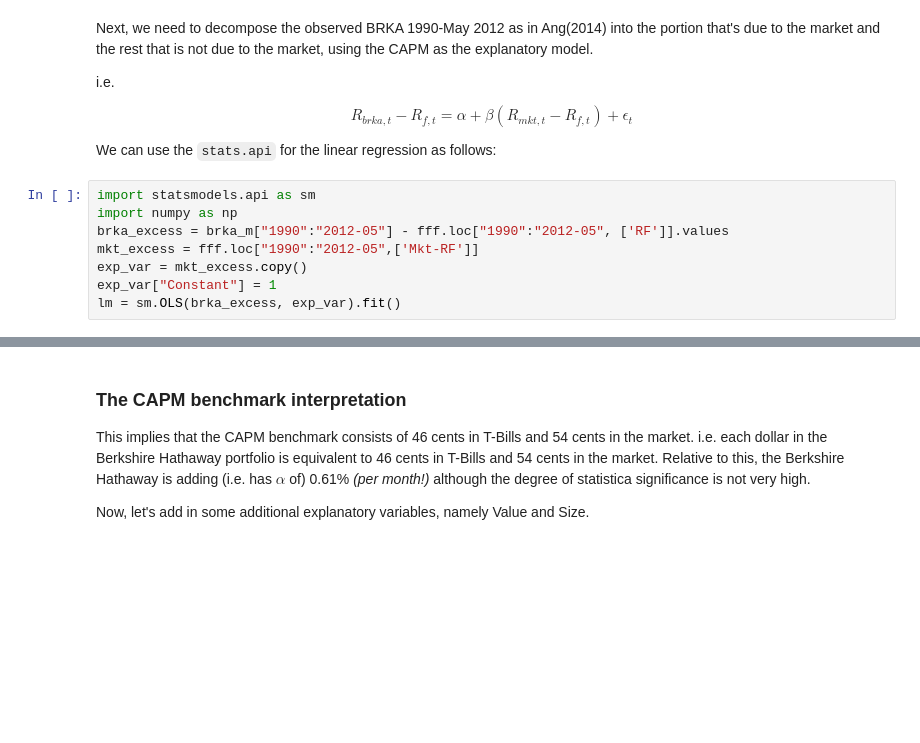
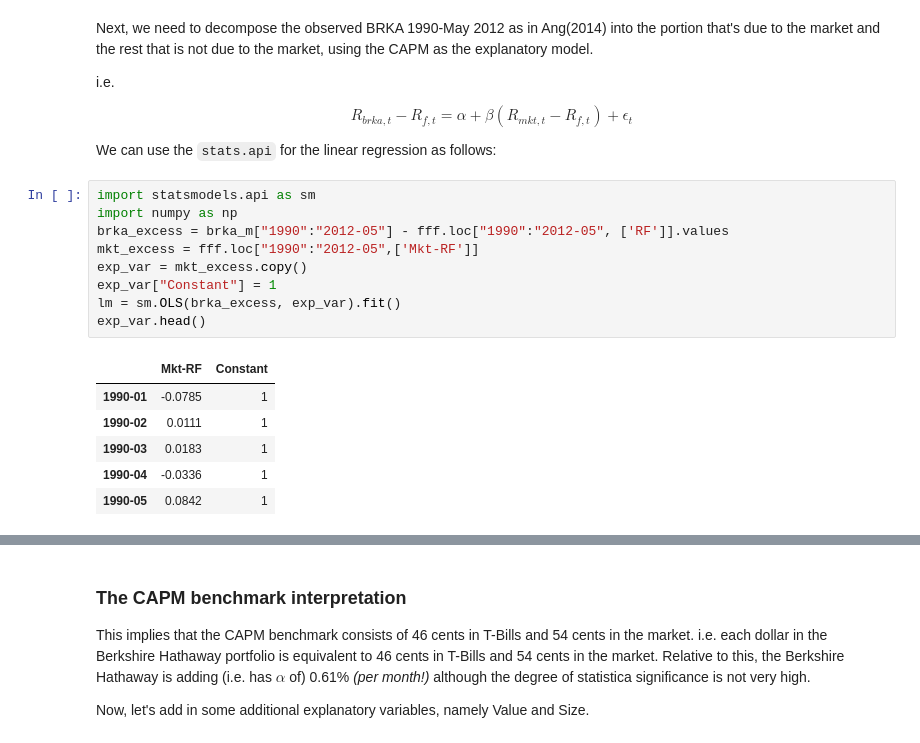
Before and after one commit to mikaelmarques/EDHEC-RISK, a Jupyter notebook: Course2/C2-notebooks/W1S2-01-Fama_French.ipynb, the cells around one changed output, grey strips where cells are left out. Drawn from its saved outputs; the diff is of its cells as text; blank space fills up the shorter version.

```diff
--- a/Course2/C2-notebooks/W1S2-Foundations.ipynb
+++ b/Course2/C2-notebooks/W1S2-01-Fama_French.ipynb
@@ -76,11 +78,19 @@ We can use the `stats.api` for the linear regression as follows:
 # %%
 import statsmodels.api as sm
 import numpy as np
 brka_excess = brka_m["1990":"2012-05"] - fff.loc["1990":"2012-05", ['RF']].values
 mkt_excess = fff.loc["1990":"2012-05",['Mkt-RF']]
 exp_var = mkt_excess.copy()
 exp_var["Constant"] = 1
 lm = sm.OLS(brka_excess, exp_var).fit()
+exp_var.head()
+# %% [output]
+|  | Mkt-RF | Constant |
+| 1990-01 | -0.0785 | 1 |
+| 1990-02 | 0.0111 | 1 |
+| 1990-03 | 0.0183 | 1 |
+| 1990-04 | -0.0336 | 1 |
+| 1990-05 | 0.0842 | 1 |
 # %%
 lm.summary()
 # %% [output]
```
Also changed, not shown: parts of 12 cells of this notebook, 2 other files.
